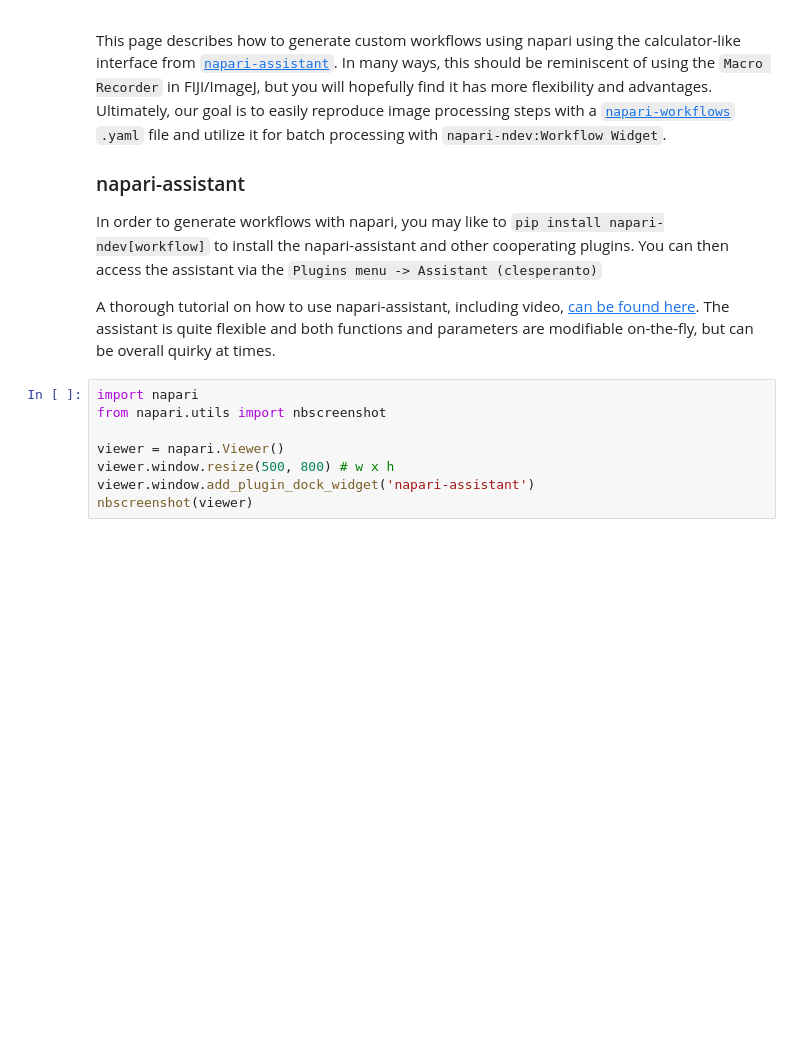
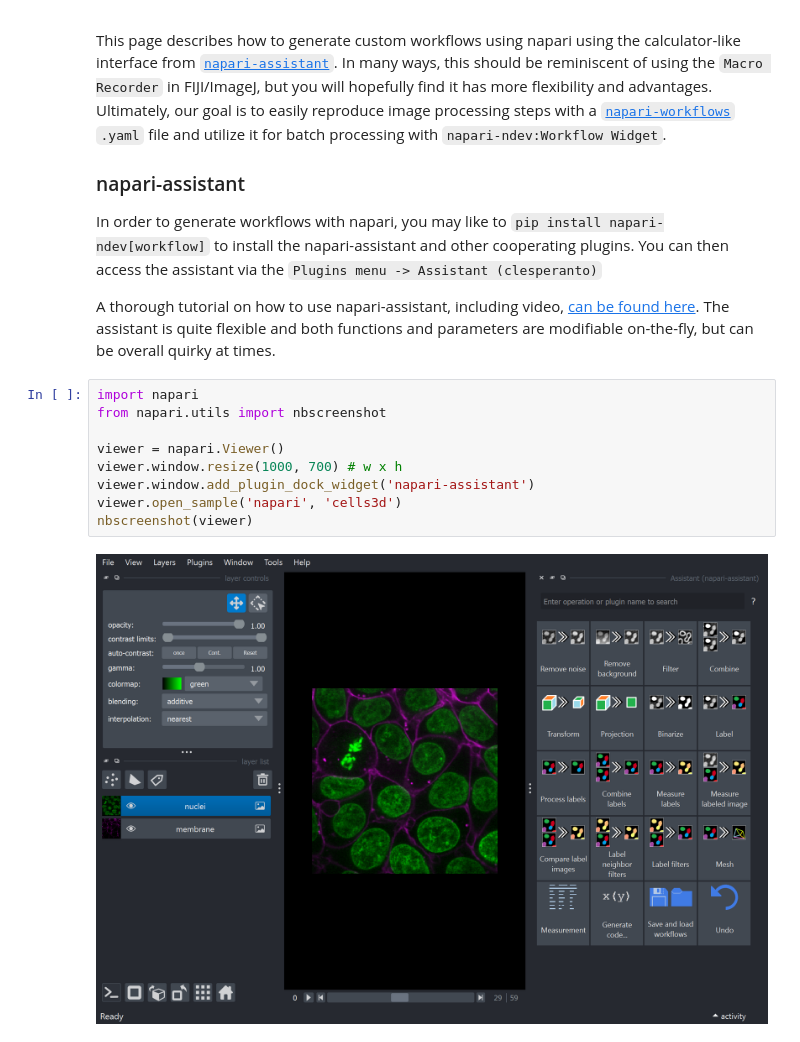
Before and after one commit to TimMonko/napari-ndev, a Jupyter notebook: docs/examples/workflow/workflow_napari-assistant.ipynb, the cells around one changed output. Cells and saved outputs as stored; diff of their text form; blank space fills up the shorter version.

Commit message:
viewer assistant workflow example

```diff
--- a/docs/examples/workflow/workflow_napari-assistant.ipynb
+++ b/docs/examples/workflow/workflow_napari-assistant.ipynb
@@ -11,9 +11,11 @@ In order to generate workflows with napari, you may like to `pip install napari-
 # %%
 import napari
 from napari.utils import nbscreenshot
 
 viewer = napari.Viewer()
-viewer.window.resize(500, 800) # w x h
+viewer.window.resize(1000, 700) # w x h
 viewer.window.add_plugin_dock_widget('napari-assistant')
+viewer.open_sample('napari', 'cells3d')
 nbscreenshot(viewer)
 # %% [output]
+[figure, added]
```
Also changed, not shown: parts of 5 cells of this notebook, 2 other files.
